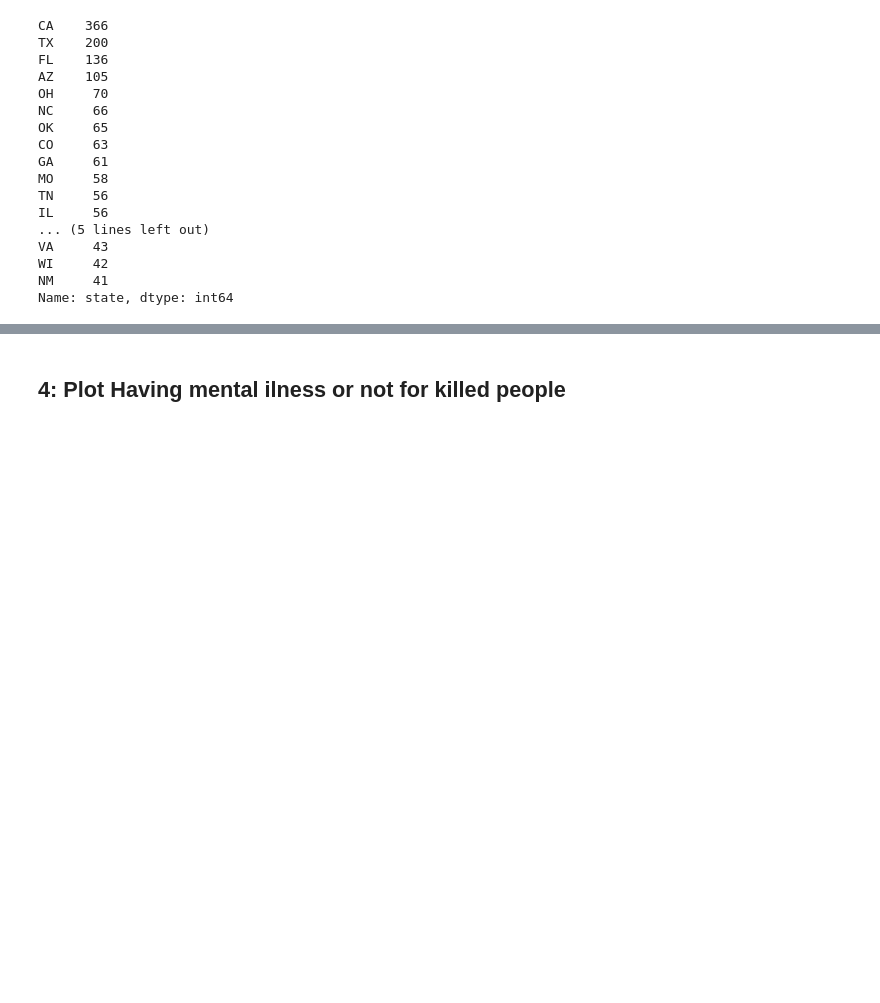
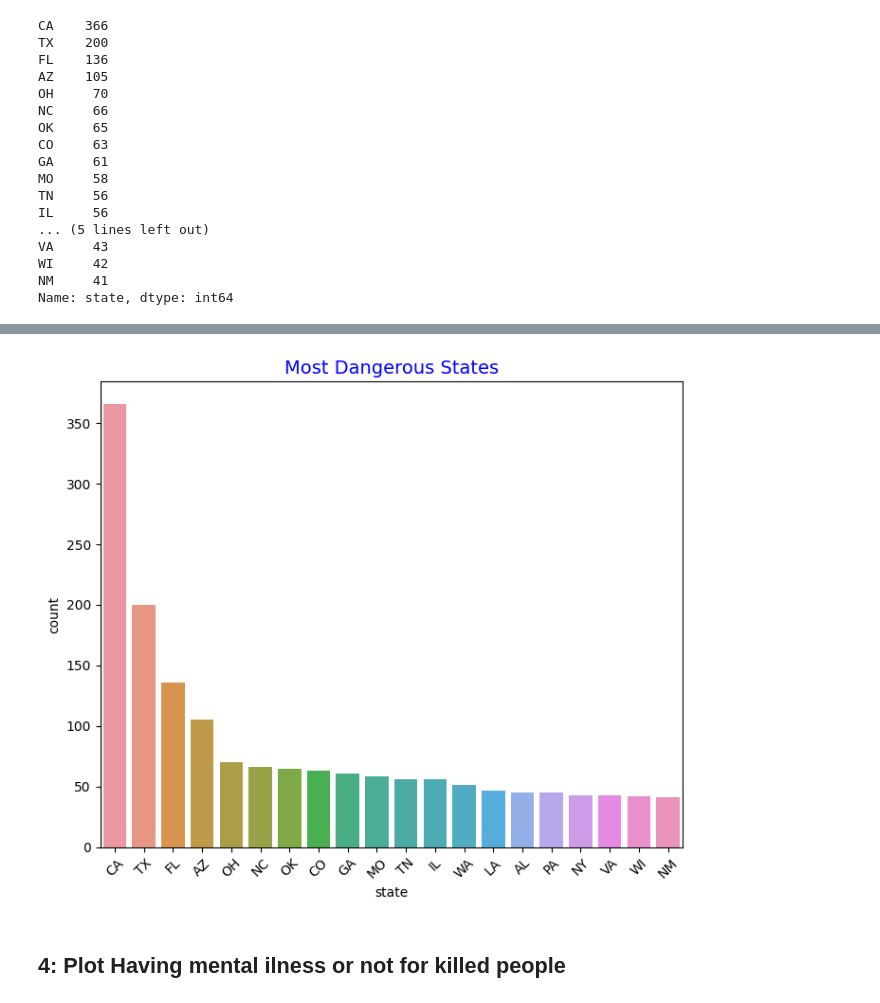
Before and after one commit to SefaYusuf/Data-Visualization, a Jupyter notebook: Proje Odevleri/Assignment-2 With Seaborn cozum.ipynb, the cells around one changed output, grey strips where cells are left out. Saved outputs shown, nothing was run; the diff lists cells and outputs as text; code cells hidden in the pictures; blank space fills up the shorter version.

```diff
--- a/Proje Odevleri/Assignment-2 With Seaborn cozum.ipynb
+++ b/Proje Odevleri/Assignment-2 With Seaborn cozum.ipynb
@@ -163,3 +161,15 @@ policeData["state"].value_counts()[:20].plot(kind = 'bar');
+# %%
+fig, ax = plt.subplots(figsize = (7,6))
+
+ax = sns.countplot(x = 'state', data = policeData, order = x_index)
+
+ax.set_xticklabels(state.index, rotation = 45)
+
+ax.set_title("Most Dangerous States", fontsize = 14, color = "blue")
+
+plt.tight_layout()
+# %% [output]
+[figure, added]
 # %% [markdown]
 ## 4: Plot Having mental ilness or not for killed people
 # %%
```
Also changed, not shown: parts of 25 cells of this notebook.
